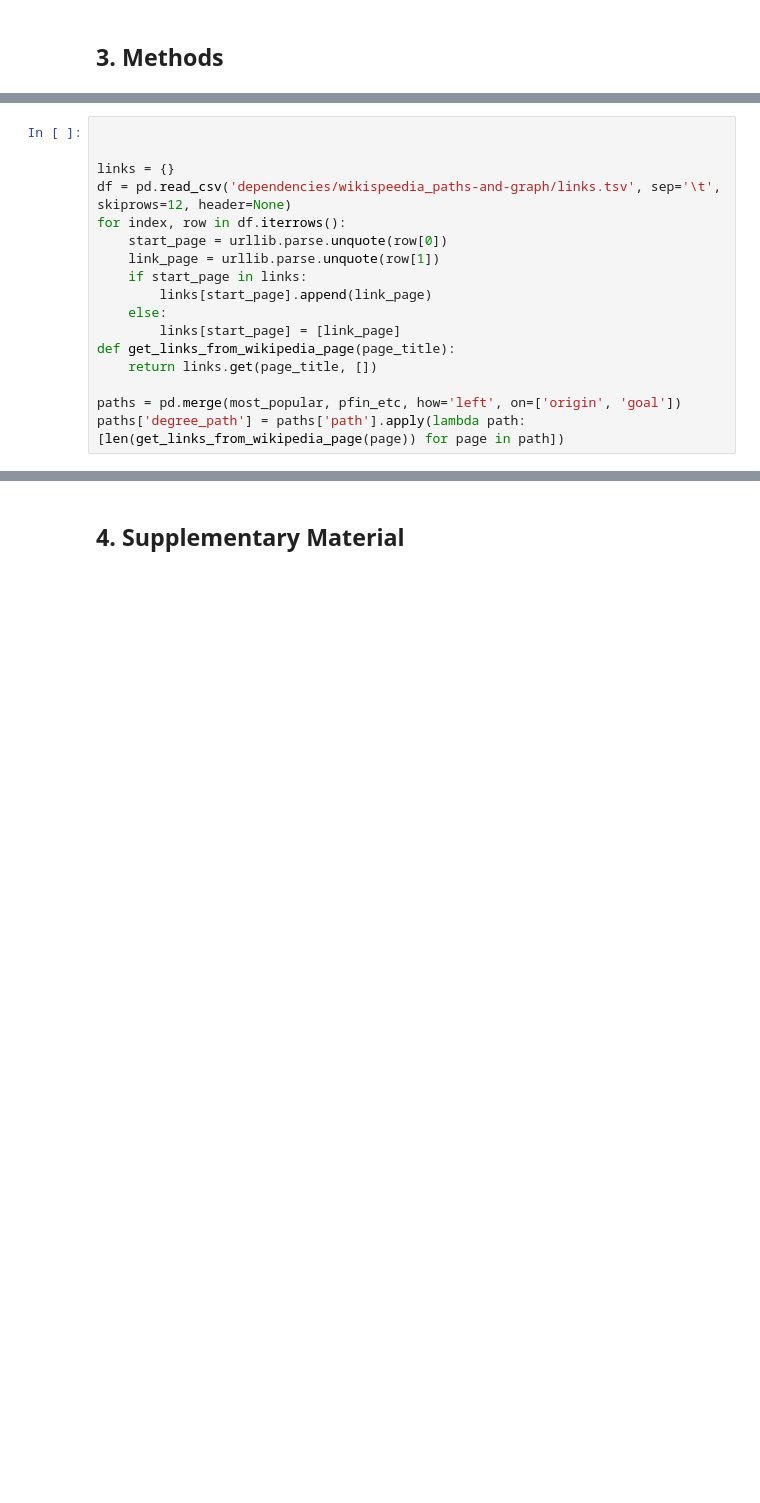
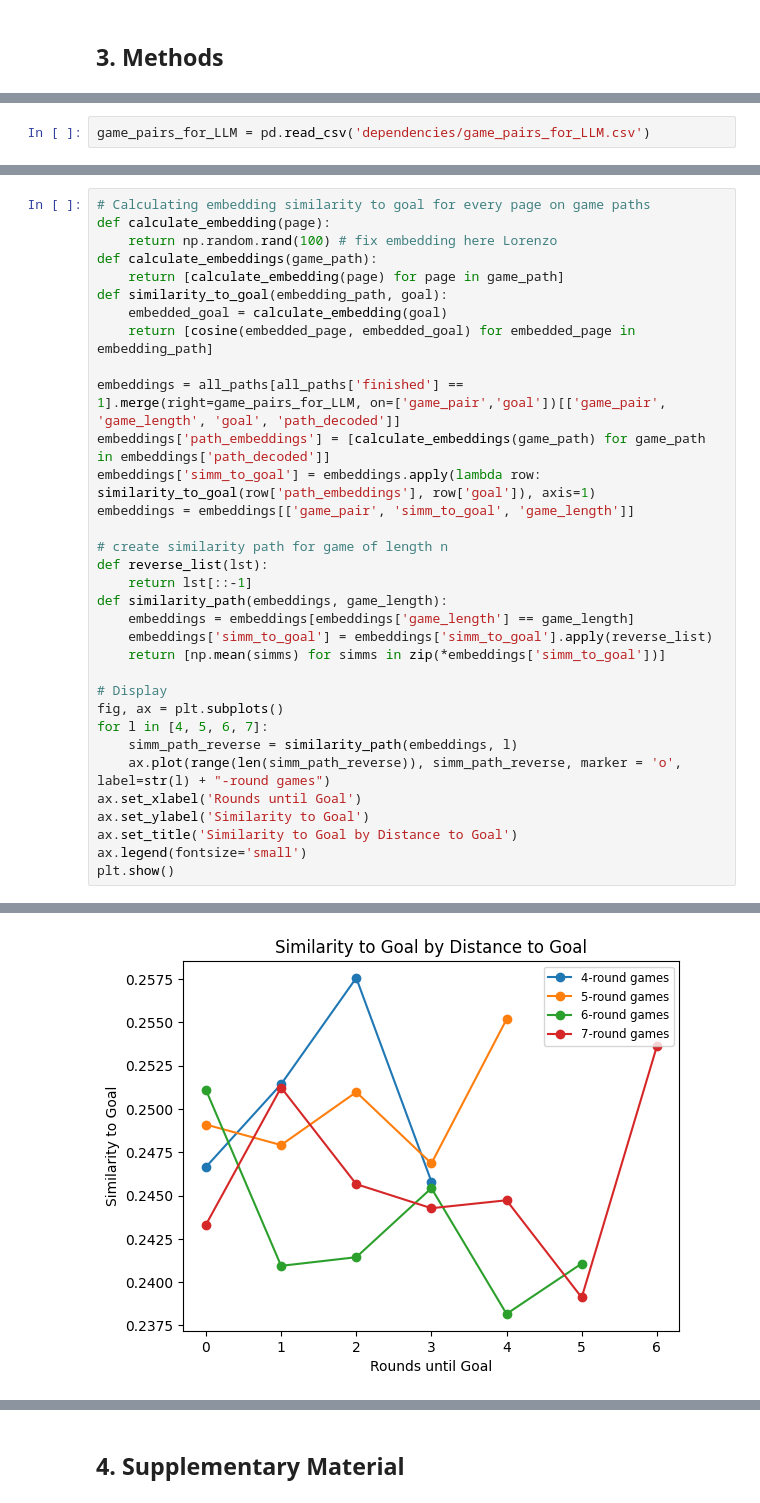
Before and after one commit to epfl-ada/ada-2023-project-klech, a Jupyter notebook: analysis.ipynb, the cells around one changed output, grey strips where cells are left out. Cells and saved outputs as stored; diff of their text form; blank space fills up the shorter version.

Commit message:
methods in place - just need embeddings in methods and finished llm section

```diff
--- a/analysis.ipynb
+++ b/analysis.ipynb
@@ -629,17 +504,0 @@ Though the graph above displays cumulative completions rates by game length for
-# %%
-
-
-links = {}
-df = pd.read_csv('dependencies/wikispeedia_paths-and-graph/links.tsv', sep='\t', skiprows=12, header=None)
-for index, row in df.iterrows():
-    start_page = urllib.parse.unquote(row[0])
-    link_page = urllib.parse.unquote(row[1])
-    if start_page in links:
-        links[start_page].append(link_page)
-    else:
-        links[start_page] = [link_page]
-def get_links_from_wikipedia_page(page_title):
-    return links.get(page_title, [])
-
-paths = pd.merge(most_popular, pfin_etc, how='left', on=['origin', 'goal'])
-paths['degree_path'] = paths['path'].apply(lambda path: [len(get_links_from_wikipedia_page(page)) for page in path])
@@ -696,0 +507,2 @@ for game_degree in [3, 4, 5, 6, 7]:
+# %%
+game_pairs_for_LLM = pd.read_csv('dependencies/game_pairs_for_LLM.csv')
@@ -696,0 +515,34 @@ for game_degree in [3, 4, 5, 6, 7]:
+# %%
+# Calculating embedding similarity to goal for every page on game paths
+def calculate_embedding(page):
+    return np.random.rand(100) # fix embedding here Lorenzo
+def calculate_embeddings(game_path):
+    return [calculate_embedding(page) for page in game_path]
+def similarity_to_goal(embedding_path, goal):
+    embedded_goal = calculate_embedding(goal)
+    return [cosine(embedded_page, embedded_goal) for embedded_page in embedding_path]
+
+embeddings = all_paths[all_paths['finished'] == 1].merge(right=game_pairs_for_LLM, on=['game_pair','goal'])[['game_pair', 'game_length', 'goal', 'path_decoded']]
+embeddings['path_embeddings'] = [calculate_embeddings(game_path) for game_path in embeddings['path_decoded']]
+embeddings['simm_to_goal'] = embeddings.apply(lambda row: similarity_to_goal(row['path_embeddings'], row['goal']), axis=1)
+embeddings = embeddings[['game_pair', 'simm_to_goal', 'game_length']]
+
+# create similarity path for game of length n
+def reverse_list(lst):
+    return lst[::-1]
+def similarity_path(embeddings, game_length):
+    embeddings = embeddings[embeddings['game_length'] == game_length]
+    embeddings['simm_to_goal'] = embeddings['simm_to_goal'].apply(reverse_list)
+    return [np.mean(simms) for simms in zip(*embeddings['simm_to_goal'])]
+
+# Display
+fig, ax = plt.subplots()
+for l in [4, 5, 6, 7]:
+    simm_path_reverse = similarity_path(embeddings, l)
+    ax.plot(range(len(simm_path_reverse)), simm_path_reverse, marker = 'o', label=str(l) + "-round games")
+ax.set_xlabel('Rounds until Goal')
+ax.set_ylabel('Similarity to Goal')
+ax.set_title('Similarity to Goal by Distance to Goal')
+ax.legend(fontsize='small')
+plt.show()
+# %% [output]
@@ -696,0 +554 @@ for game_degree in [3, 4, 5, 6, 7]:
+[figure, added]
```
Also changed, not shown: parts of 45 cells of this notebook, 1 other file.
